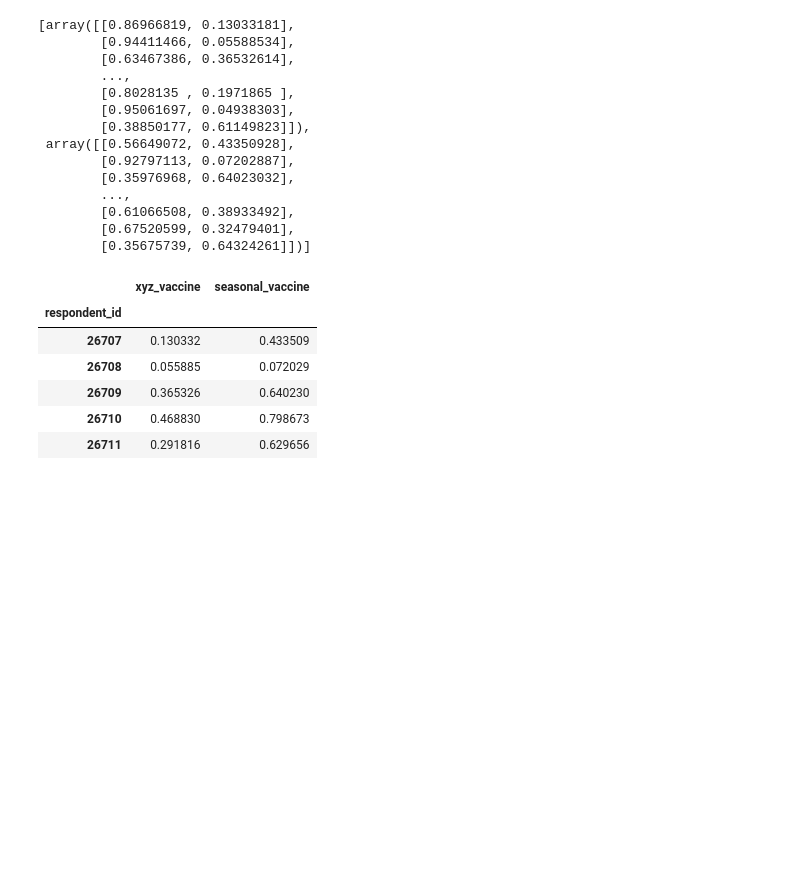
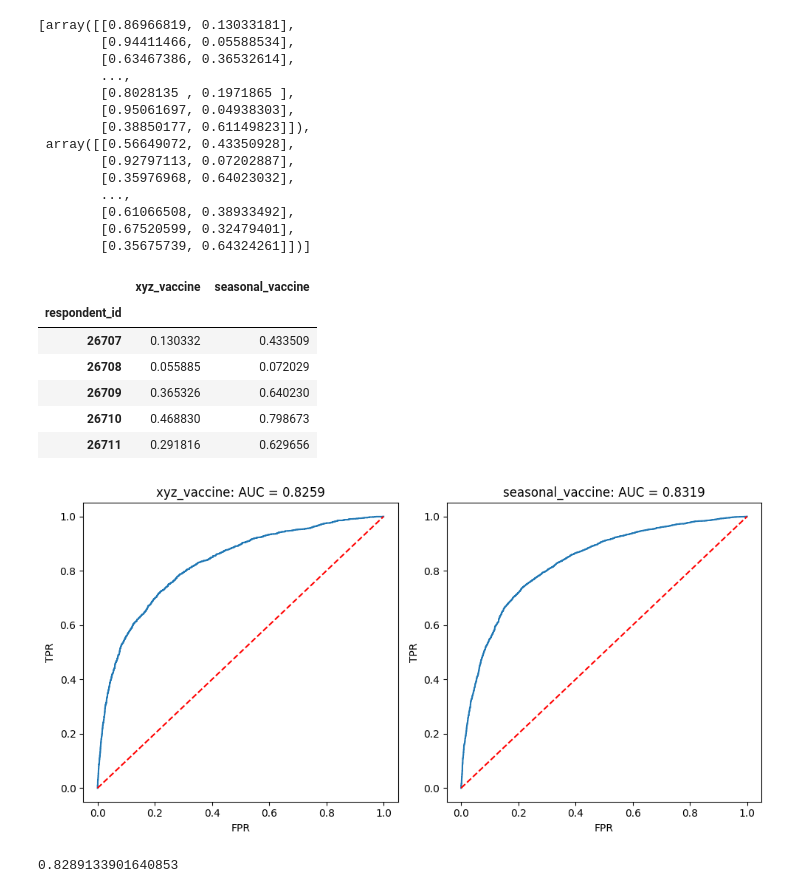
Before and after one commit to Neeraj-Kumar-30/DataHack-IIT_Guwahati, a Jupyter notebook: Python.ipynb, the cells around one changed output. Saved outputs shown, nothing was run; the diff lists cells and outputs as text; code cells hidden in the pictures; blank space fills up the shorter version.

```diff
--- a/Python.ipynb
+++ b/Python.ipynb
@@ -433,3 +435,35 @@ test_y_preds.head()
 | 26711 | 0.291816 | 0.629656 |
 # %%
 test_y_preds.to_csv("Submission_Test_Result.csv")
+# %%
+def plot_roc(y_true, y_score, label_name, ax):
+    fpr, tpr, thresholds = roc_curve(y_true, y_score)
+    ax.plot(fpr, tpr)
+    ax.plot([0,1], [0,1], color='red', linestyle='--')
+    ax.set_ylabel('TPR')
+    ax.set_xlabel('FPR')
+    ax.set_title(
+        f"{label_name}: AUC = {roc_auc_score(y_true, y_score):.4f}"
+    )
+# %%
+fig, ax = plt.subplots(1, 2, figsize=(10,5))
+
+plot_roc(
+    y_eval['xyz_vaccine'],
+    y_preds['xyz_vaccine'],
+    'xyz_vaccine',
+    ax=ax[0])
+
+plot_roc(
+    y_eval['seasonal_vaccine'],
+    y_preds['seasonal_vaccine'],
+    'seasonal_vaccine',
+    ax=ax[1])
+
+fig.tight_layout()
+# %% [output]
+[figure, added]
+# %%
+roc_auc_score(y_eval, y_preds)
+# %% [output]
+0.8289133901640853
```
Also changed, not shown: parts of 1 cell of this notebook.
